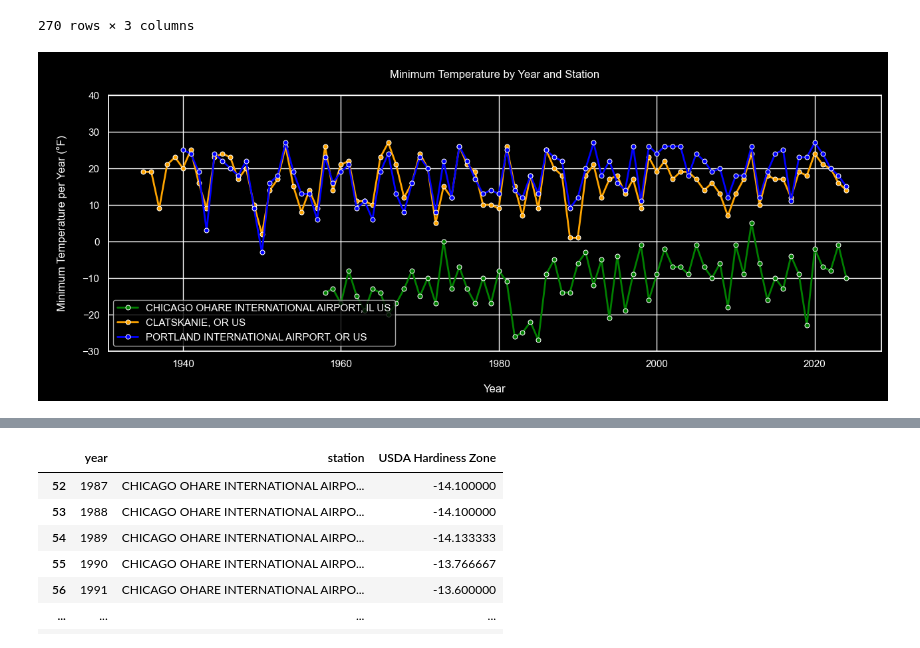
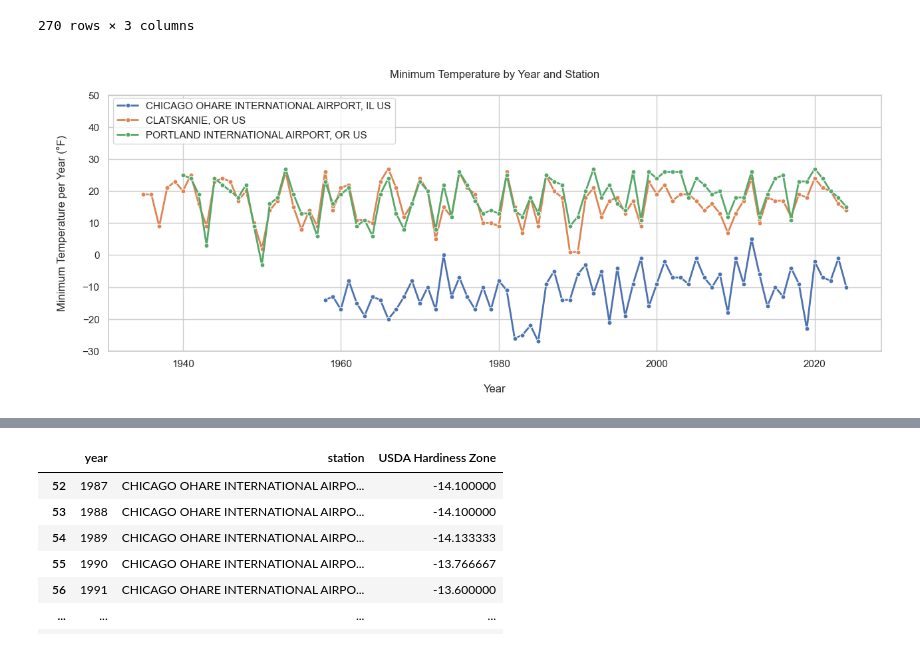
Before and after one commit to wpbSabi/weather_python, a Jupyter notebook: notebooks/compare_temperature.ipynb, the cells around one changed output, grey strips where cells are left out. Cells and saved outputs as stored; diff of their text form; code cells hidden in the pictures.

```diff
--- a/notebooks/compare_temperature.ipynb
+++ b/notebooks/compare_temperature.ipynb
@@ -281,0 +211,7 @@ tmin
+# %%
+# Store the number of stations
+n = len(df['STATION'].unique())
+
+# Create a list of the column names for all_locations
+all_locations = list(tmin.columns[1:n+1])
+all_locations
@@ -282,6 +222,6 @@ tmin
 # %%
 # Make the wide format long, for the seaborn lineplot
-tmin_long = tmin.reset_index().melt(id_vars='year', value_vars=[tmin.columns[1], tmin.columns[2], tmin.columns[3]],
+tmin_long = tmin.reset_index().melt(id_vars='year', value_vars=all_locations,
                       var_name='station', value_name='tmin')
 tmin_long
 # %% [output]
@@ -299,30 +239,31 @@ tmin_long
 | 269 | 2024 | PORTLAND INTERNATIONAL AIRPORT, O... | 15.0 |
 270 rows × 3 columns
 # %%
+sns.set_theme(style="whitegrid")
 # sns.set_theme(style="darkgrid")
-plt.style.use('dark_background')
-plt.figure(figsize=(15,5))
+# plt.style.use('dark_background')
+plt.figure(figsize=(15, 5))
 p = sns.lineplot(data=tmin_long,
              x='year',
              y='tmin',
              hue='station',
-             palette=['green', 'orange', 'blue'],
+            #  palette=['green', 'orange', 'blue'],
              marker='o',
              markersize=5,
              linewidth=2,
              style='station',
              dashes=False,
             #  legend='full',
                 )
 
 # add a title to the plot
 plt.title('\nMinimum Temperature by Year and Station\n')
-plt.ylim(-30, 40)
+plt.ylim(-30, 50)
 p.set_xlabel("\nYear", fontsize=12, rotation=0)
 p.set_ylabel("\nMinimum Temperature per Year (°F)\n", fontsize=12, rotation=90)
-plt.legend(loc='lower left')
+plt.legend(loc='center left', bbox_to_anchor=(0, 0.9))
 
 # Suppress printouts
 plt.show()
 # %% [output]
-[figure, old version]
+[figure, new version]
```
Also changed, not shown: parts of 18 cells of this notebook.
